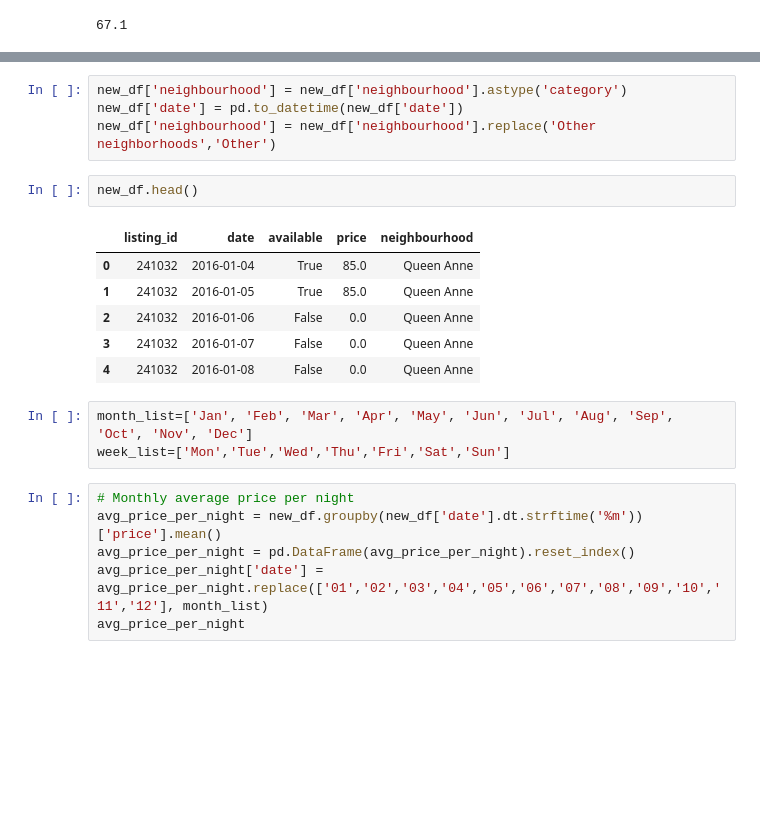
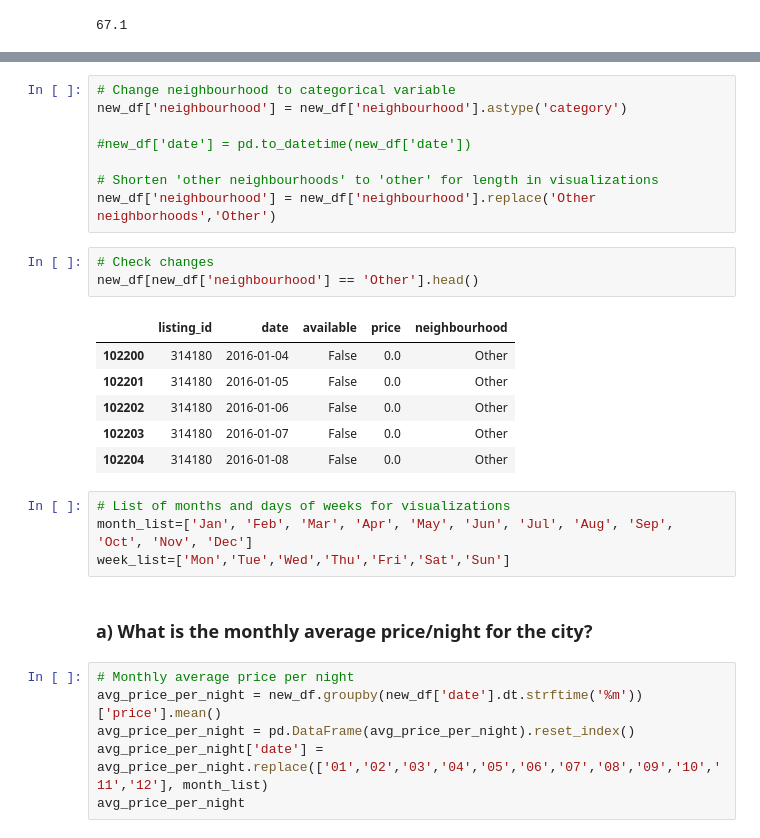
Before and after one commit to paulstancliffe/Blog-Post-AirBnB-Seattle, a Jupyter notebook: seattle_airbnb.ipynb, the cells around one changed output, grey strips where cells are left out. Cells and saved outputs as stored; diff of their text form; blank space fills up the shorter version.

```diff
--- a/seattle_airbnb.ipynb
+++ b/seattle_airbnb.ipynb
@@ -340,19 +328,27 @@ dtype: object
 # %%
+# Change neighbourhood to categorical variable
 new_df['neighbourhood'] = new_df['neighbourhood'].astype('category')
-new_df['date'] = pd.to_datetime(new_df['date'])
+
+#new_df['date'] = pd.to_datetime(new_df['date'])
+
+# Shorten 'other neighbourhoods' to 'other' for length in visualizations
 new_df['neighbourhood'] = new_df['neighbourhood'].replace('Other neighborhoods','Other')
-# %%
-new_df.head()
-# %% [output]
-|  | listing_id | date | available | price | neighbourhood |
-| 0 | 241032 | 2016-01-04 | True | 85.0 | Queen Anne |
-| 1 | 241032 | 2016-01-05 | True | 85.0 | Queen Anne |
-| 2 | 241032 | 2016-01-06 | False | 0.0 | Queen Anne |
-| 3 | 241032 | 2016-01-07 | False | 0.0 | Queen Anne |
-| 4 | 241032 | 2016-01-08 | False | 0.0 | Queen Anne |
+# %%
+# Check changes
+new_df[new_df['neighbourhood'] == 'Other'].head()
+# %% [output]
+|  | listing_id | date | available | price | neighbourhood |
+| 102200 | 314180 | 2016-01-04 | False | 0.0 | Other |
+| 102201 | 314180 | 2016-01-05 | False | 0.0 | Other |
+| 102202 | 314180 | 2016-01-06 | False | 0.0 | Other |
+| 102203 | 314180 | 2016-01-07 | False | 0.0 | Other |
+| 102204 | 314180 | 2016-01-08 | False | 0.0 | Other |
 # %%
+# List of months and days of weeks for visualizations
 month_list=['Jan', 'Feb', 'Mar', 'Apr', 'May', 'Jun', 'Jul', 'Aug', 'Sep', 'Oct', 'Nov', 'Dec']
 week_list=['Mon','Tue','Wed','Thu','Fri','Sat','Sun']
+# %% [markdown]
+### a) What is the monthly average price/night for the city?
 # %%
 # Monthly average price per night
 avg_price_per_night = new_df.groupby(new_df['date'].dt.strftime('%m'))['price'].mean()
```
Also changed, not shown: parts of 68 cells of this notebook.
